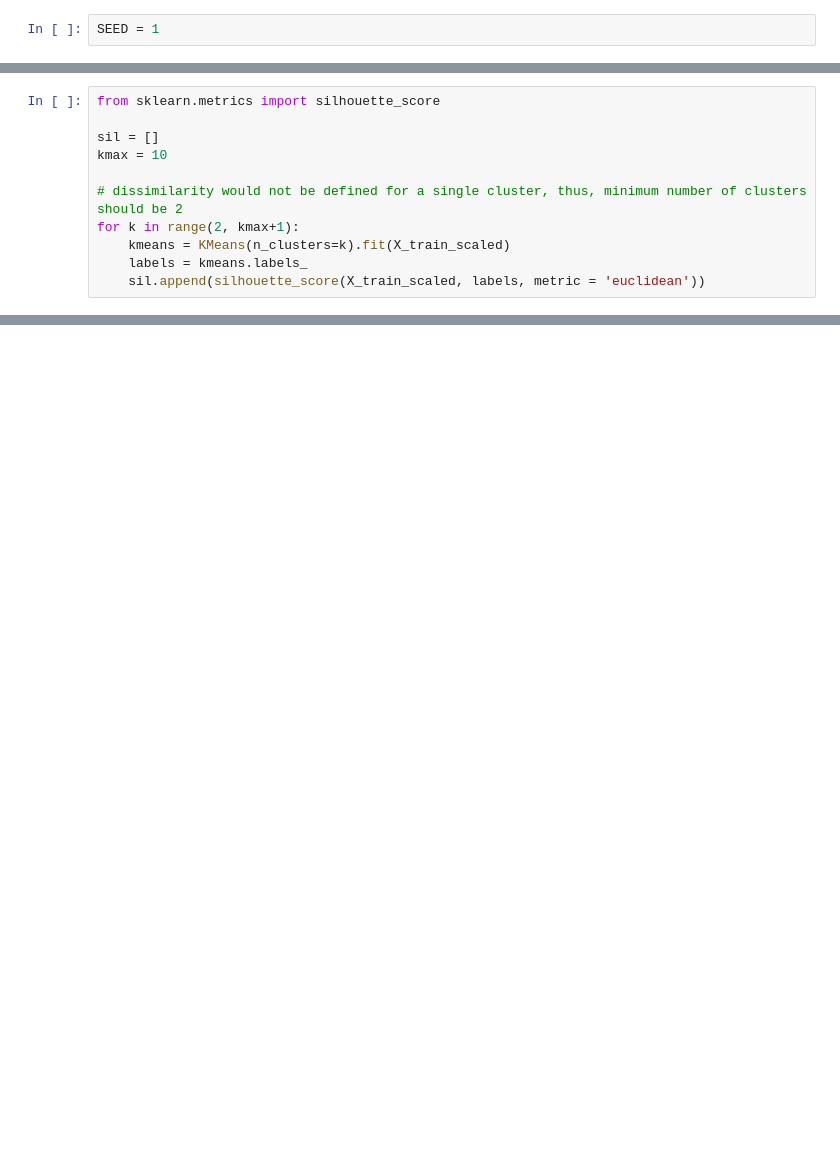
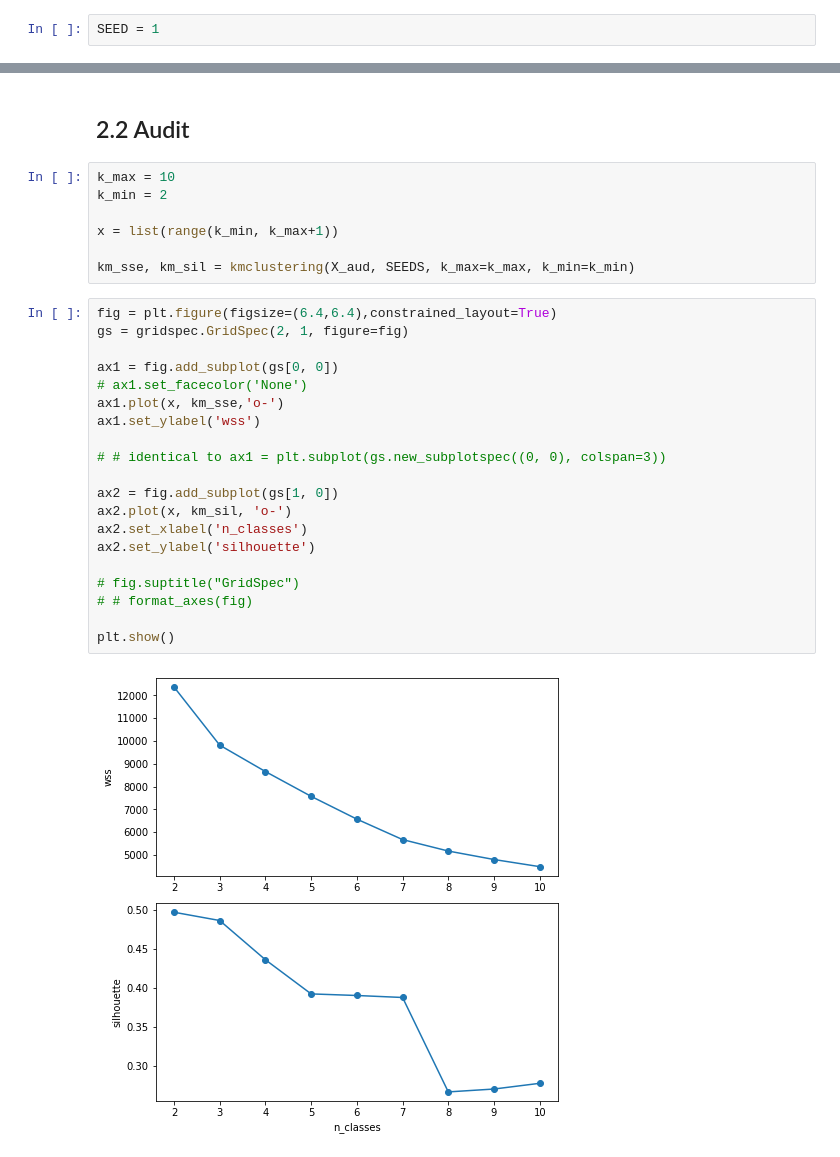
Before and after one commit to shileiphys/CS7641, a Jupyter notebook: Assignment3/part1.ipynb, the cells around one changed output, grey strips where cells are left out. Drawn from its saved outputs; the diff is of its cells as text; blank space fills up the shorter version.

```diff
--- a/Assignment3/part1.ipynb
+++ b/Assignment3/part1.ipynb
@@ -347,11 +35,0 @@ plt.plot(Error, 'o--')
-# %%
-from sklearn.metrics import silhouette_score
-
-sil = []
-kmax = 10
-
-# dissimilarity would not be defined for a single cluster, thus, minimum number of clusters should be 2
-for k in range(2, kmax+1):
-    kmeans = KMeans(n_clusters=k).fit(X_train_scaled)
-    labels = kmeans.labels_
-    sil.append(silhouette_score(X_train_scaled, labels, metric = 'euclidean'))
@@ -488,0 +224,31 @@ plt.show()
+# %% [markdown]
+## 2.2 Audit
+# %%
+k_max = 10
+k_min = 2
+
+x = list(range(k_min, k_max+1))
+
+km_sse, km_sil = kmclustering(X_aud, SEEDS, k_max=k_max, k_min=k_min)
+# %%
+fig = plt.figure(figsize=(6.4,6.4),constrained_layout=True)
+gs = gridspec.GridSpec(2, 1, figure=fig)
+
+ax1 = fig.add_subplot(gs[0, 0])
+# ax1.set_facecolor('None')
+ax1.plot(x, km_sse,'o-')
+ax1.set_ylabel('wss')
+
+# # identical to ax1 = plt.subplot(gs.new_subplotspec((0, 0), colspan=3))
+
+ax2 = fig.add_subplot(gs[1, 0])
+ax2.plot(x, km_sil, 'o-')
+ax2.set_xlabel('n_classes')
+ax2.set_ylabel('silhouette')
+
+# fig.suptitle("GridSpec")
+# # format_axes(fig)
+
+plt.show()
+# %% [output]
+[figure, added]
```
Also changed, not shown: parts of 80 cells of this notebook, 10 other files.
